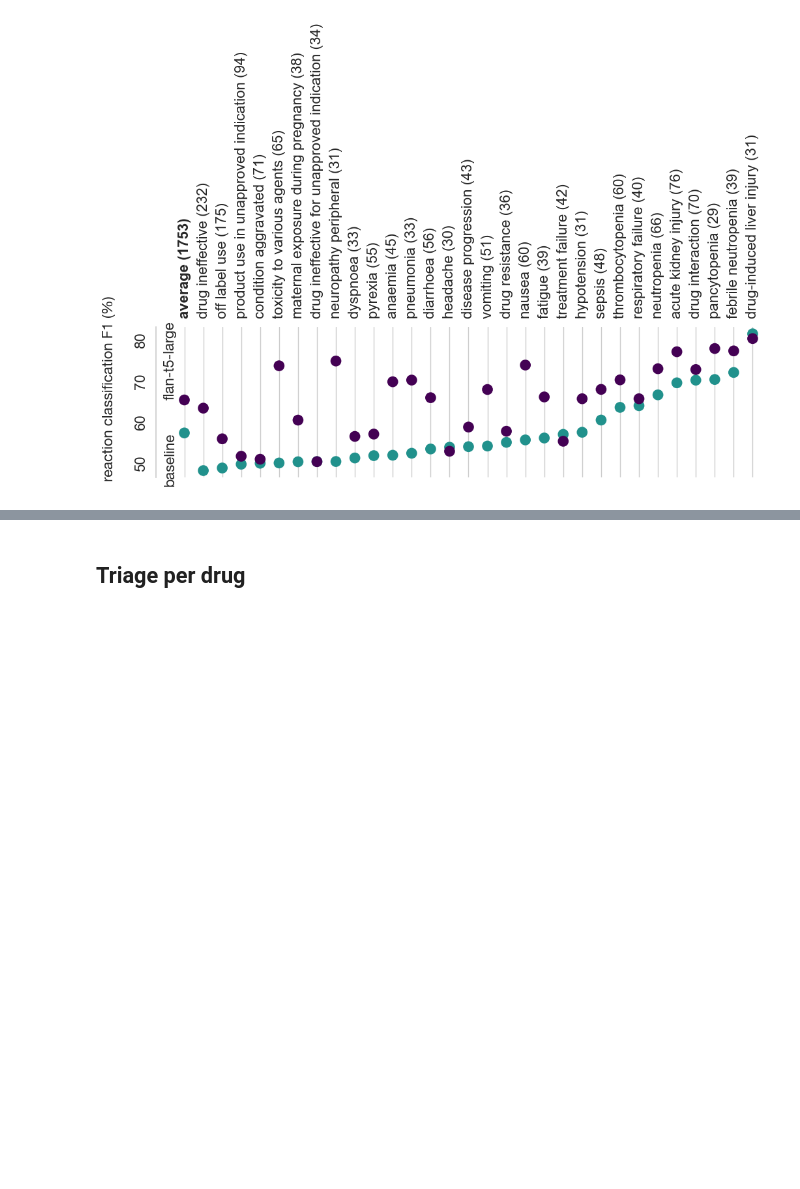
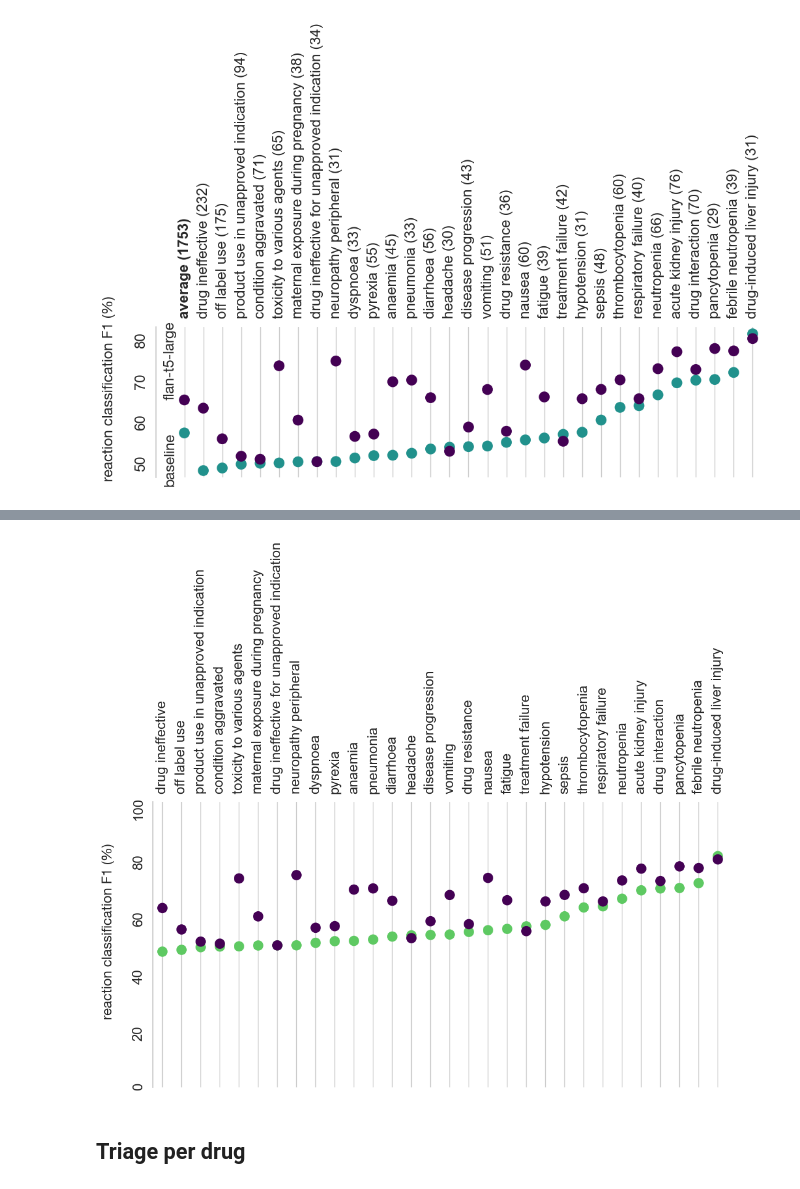
Before and after one commit to KarelDO/BioDEX, a Jupyter notebook: analysis/pv_classification_usecase.ipynb, the cells around one changed output, grey strips where cells are left out. Cells and saved outputs as stored; diff of their text form; code cells hidden in the pictures; blank space fills up the shorter version.

Commit message:
reaction classification figure for in the presentation

```diff
--- a/analysis/pv_classification_usecase.ipynb
+++ b/analysis/pv_classification_usecase.ipynb
@@ -311,3 +315,103 @@ img.save("./plots/reaction_classification.png")
+# %%
+# slightly longer graph for in the presentation
+
+import seaborn as sns
+import pandas as pd
+import matplotlib.pyplot as plt
+import numpy as np
+
+sns.set_theme(style="whitegrid")
+
+targets = gold_reactions
+counts = gold_reactions_counts
+scores = [get_scores(t) for t in targets]
+pred_scores = [s[0] for s in scores]
+baseline_scores = [s[1] for s in scores]
+
+targets = [f'{t} ({c})' for t,c in zip(targets, counts)]
+
+
+# Combine the data into a pandas DataFrame
+data = pd.DataFrame({'scores': pred_scores + baseline_scores, 'model': ['flan-t5-large'] * len(pred_scores) + ['baseline'] * len(baseline_scores), 'targets': targets + targets})
+data['targets'] = data['targets'].apply(lambda x: x.split(' (')[0])
+data['scores'] = data['scores'] * 100
+data = data.sort_values(by=['model', 'scores'], ascending=True )
+
+# add average score
+# mean1 = data[data['model'] == 'baseline']['scores'].mean()
+# newline1 = pd.DataFrame({'model':'baseline', 'scores':mean1, 'targets':f'average ({sum(counts)})'}, index=[0])
+# mean2 = data[data['model'] == 'flan-t5-large']['scores'].mean()
+# newline2 = pd.DataFrame({'model':'flan-t5-large', 'scores':mean2, 'targets':f'average ({sum(counts)})'}, index=[0])
+# data = pd.concat([newline1, newline2, data.loc[:], ]).reset_index(drop=True)
+
+
+fig, ax = plt.subplots(figsize=(12, 6))
+
+# Get viridis color cycle
+cmap = plt.get_cmap('viridis')
+# palette = [cmap(i) for i in np.linspace(0, 1, 2,8)][:2][::-1]
+palette = [cmap(i) for i in [0.75, 0.]]
+
+# sns.swarmplot(data=data, x='targets', y='scores', hue='model', s=12, orient='v', palette=palette)
+sns.stripplot(data=data, x='targets', y='scores', hue='model', s=12, orient='v', palette=palette, jitter=False, dodge=False)
+
+fontsize = 16
+
+plt.rcParams['font.family'] = 'Helvetica Neue'
+plt.rcParams['font.size'] = fontsize
+
+
+# Print the model labels on the dots
+targets = data['targets'].unique()
+data_indexed = data.set_index(['model', 'targets'])
+# plt.text(-1.1, data_indexed.loc['flan-t5-large', targets[0]][0], 'flan-t5-large',verticalalignment='bottom', rotation=90, weight='bold')
+# plt.text(-1.1, data_indexed.loc['baseline', targets[0]][0], 'baseline',verticalalignment='top', rotation=90, weight='bold')
+
+ax.yaxis.grid(False) # Hide the horizontal gridlines
+ax.xaxis.grid(True) # Show the vertical gridlines
+
+
+sns.despine(bottom=True)
+plt.yticks(rotation=90)
+plt.tick_params(axis='x', labelbottom=False, labeltop=True, rotation=90)
+
+# Add labels and title
+plt.xlabel("")
+ylabel = ax.set_ylabel("       reaction classification F1 (%)\n", fontfamily='Helvetica Neue', fontsize=fontsize)
+ylabel.set_verticalalignment('bottom')
+
+# Control font and font style for the axis tick labels
+ax.tick_params(axis='both', which='major', labelsize=fontsize)
+
+# Remove the legend
+ax.get_legend().remove()
+
+# Get the x-axis tick labels
+tick_labels = plt.gca().get_xticklabels()
+
+# Set the font weight for the first tick label
+# tick_labels[0].set_weight('bold')
+
+
+# add space between bar and y=axis
+left, right = plt.xlim()
+# plt.xlim((left-1, right))
+plt.ylim((0, 100))
+plt.savefig('./plots/reaction_classification_longer.png', dpi=300, bbox_inches='tight')
+plt.show()
+
+
+from PIL import Image
+# Open the PNG file
+img = Image.open("./plots/reaction_classification_longer.png")
+
+# Rotate the image by 90 degrees
+img = img.rotate(270, expand=True)
+
+# Overwrite the original file
+img.save("./plots/reaction_classification_longer.png")
+# %% [output]
+[figure, added]
 # %% [markdown]
 ## Triage per drug
 # %%
```
Also changed, not shown: parts of 5 cells of this notebook, 2 other files.
